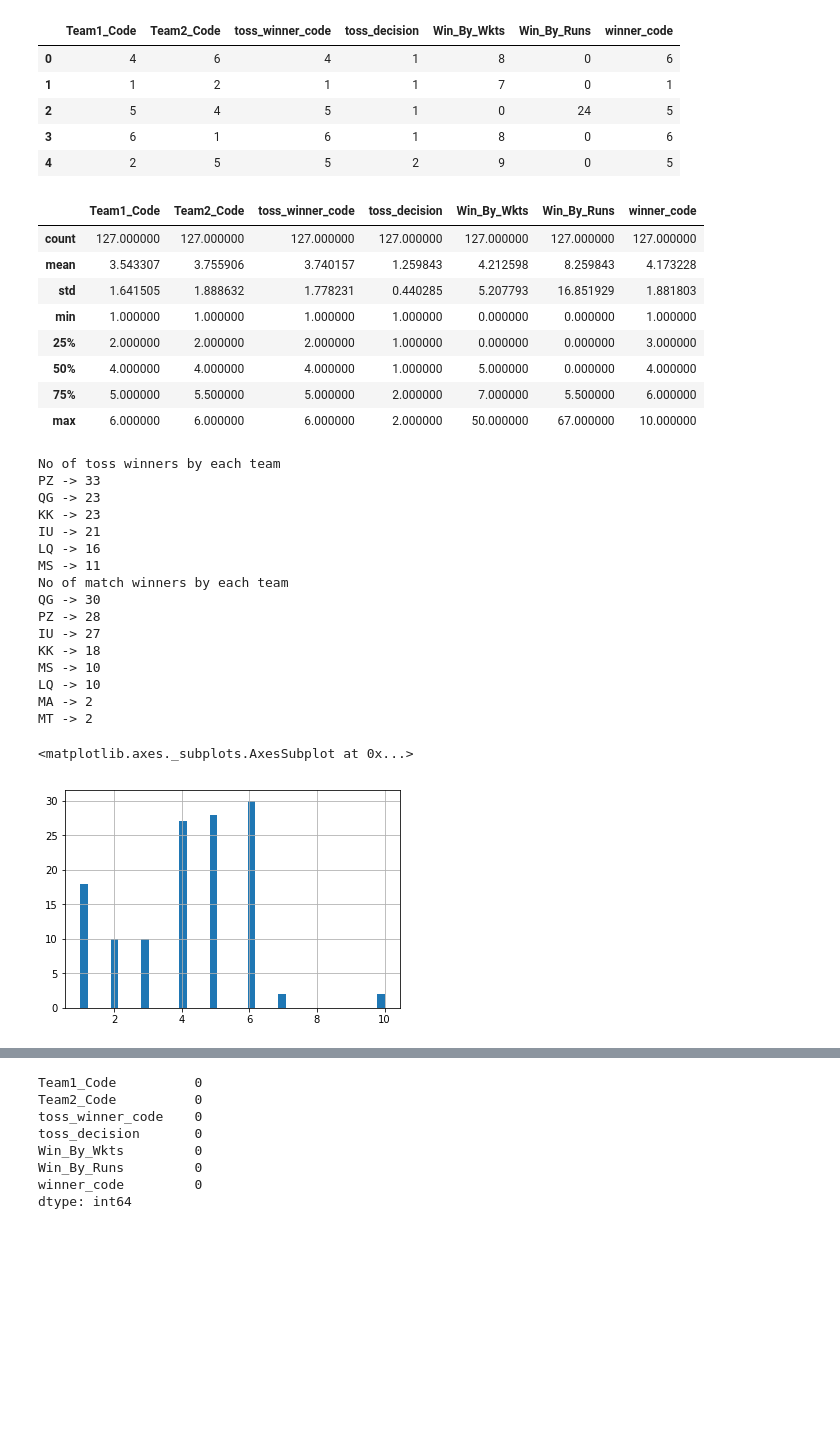
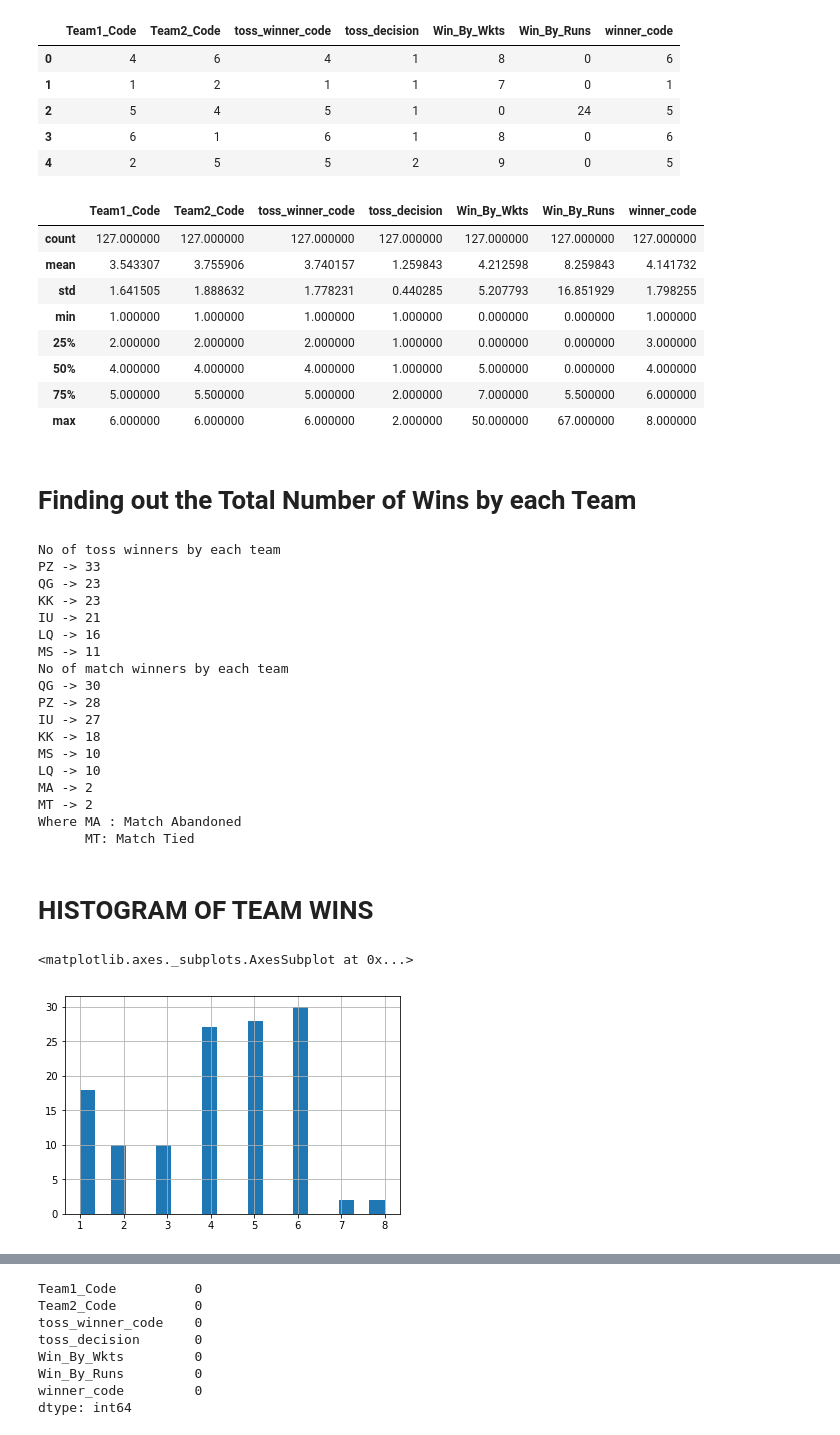
Before and after one commit to syedrafayhashmi/Machine-Learning-Course-NCAI, a Jupyter notebook: Project/PSL_Prediction.ipynb, the cells around one changed output, grey strips where cells are left out. Saved outputs shown, nothing was run; the diff lists cells and outputs as text; code cells hidden in the pictures; blank space fills up the shorter version.

```diff
--- a/Project/PSL_Prediction.ipynb
+++ b/Project/PSL_Prediction.ipynb
@@ -57,7 +61,7 @@ matches[pd.isnull(matches['winner'])]
 encode = {'Team1_Code': {'KK':1,'LQ':2,'MS':3,'IU':4,'PZ':5 ,'QG':6},
           'Team2_Code': {'KK':1,'LQ':2,'MS':3,'IU':4,'PZ':5 ,'QG':6},
           'toss_winner_code': {'KK':1,'LQ':2,'MS':3,'IU':4,'PZ':5 ,'QG':6},
-          'winner_code': {'KK':1,'LQ':2,'MS':3,'IU':4,'PZ':5 ,'QG':6,'MT':7,'MA':10},
+          'winner_code': {'KK':1,'LQ':2,'MS':3,'IU':4,'PZ':5 ,'QG':6,'MT':7,'MA':8},
          'toss_decision': {'field':1,'bat':2}}
 matches.replace(encode,inplace=True)
 matches.head()
@@ -103,13 +111,15 @@ df.describe()
 # %% [output]
 |  | Team1_Code | Team2_Code | toss_winner_code | toss_decision | Win_By_Wkts | Win_By_Runs | winner_code |
 | count | 127.000000 | 127.000000 | 127.000000 | 127.000000 | 127.000000 | 127.000000 | 127.000000 |
-| mean | 3.543307 | 3.755906 | 3.740157 | 1.259843 | 4.212598 | 8.259843 | 4.173228 |
-| std | 1.641505 | 1.888632 | 1.778231 | 0.440285 | 5.207793 | 16.851929 | 1.881803 |
+| mean | 3.543307 | 3.755906 | 3.740157 | 1.259843 | 4.212598 | 8.259843 | 4.141732 |
+| std | 1.641505 | 1.888632 | 1.778231 | 0.440285 | 5.207793 | 16.851929 | 1.798255 |
 | min | 1.000000 | 1.000000 | 1.000000 | 1.000000 | 0.000000 | 0.000000 | 1.000000 |
 | 25% | 2.000000 | 2.000000 | 2.000000 | 1.000000 | 0.000000 | 0.000000 | 3.000000 |
 | 50% | 4.000000 | 4.000000 | 4.000000 | 1.000000 | 5.000000 | 0.000000 | 4.000000 |
 | 75% | 5.000000 | 5.500000 | 5.000000 | 2.000000 | 7.000000 | 5.500000 | 6.000000 |
-| max | 6.000000 | 6.000000 | 6.000000 | 2.000000 | 50.000000 | 67.000000 | 10.000000 |
+| max | 6.000000 | 6.000000 | 6.000000 | 2.000000 | 50.000000 | 67.000000 | 8.000000 |
+# %% [markdown]
+# Finding out the Total Number of Wins by each Team
 # %%
 temp1=df['toss_winner_code'].value_counts(sort=True)
 temp2=df['winner_code'].value_counts(sort=True)
@@ -120,6 +130,7 @@ for idx, val in temp1.iteritems():
 print('No of match winners by each team')
 for idx, val in temp2.iteritems():
    print('{} -> {}'.format(list(dicVal.keys())[list(dicVal.values()).index(idx)],val))
+print("Where MA : Match Abandoned\n      MT: Match Tied")
 # %% [output]
 No of toss winners by each team
 PZ -> 33
@@ -137,8 +148,12 @@ MS -> 10
 LQ -> 10
 MA -> 2
 MT -> 2
+Where MA : Match Abandoned
+      MT: Match Tied
+# %% [markdown]
+# HISTOGRAM OF TEAM WINS
 # %%
-df['winner_code'].hist(bins=40)
+df['winner_code'].hist(bins=20)
 # %% [output]
 <matplotlib.axes._subplots.AxesSubplot at 0x...>
-[figure, old version]
+[figure, new version]
```
Also changed, not shown: parts of 11 cells of this notebook.
